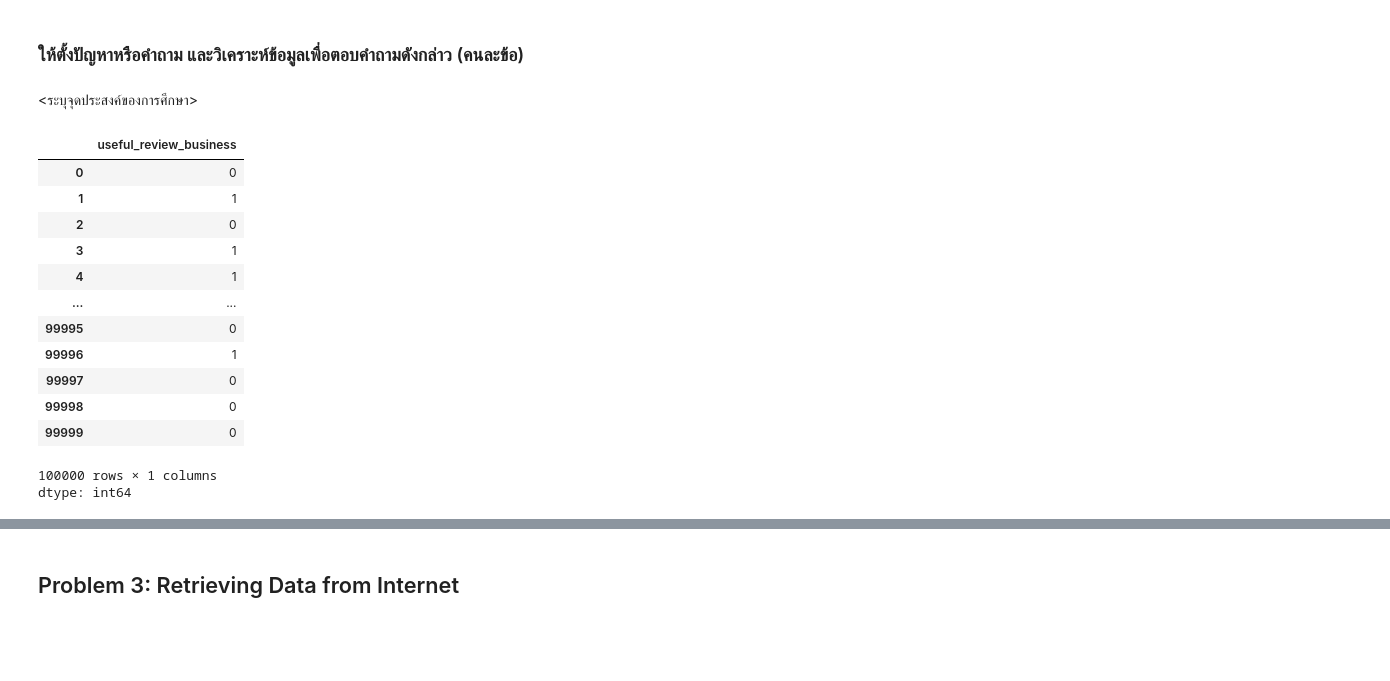
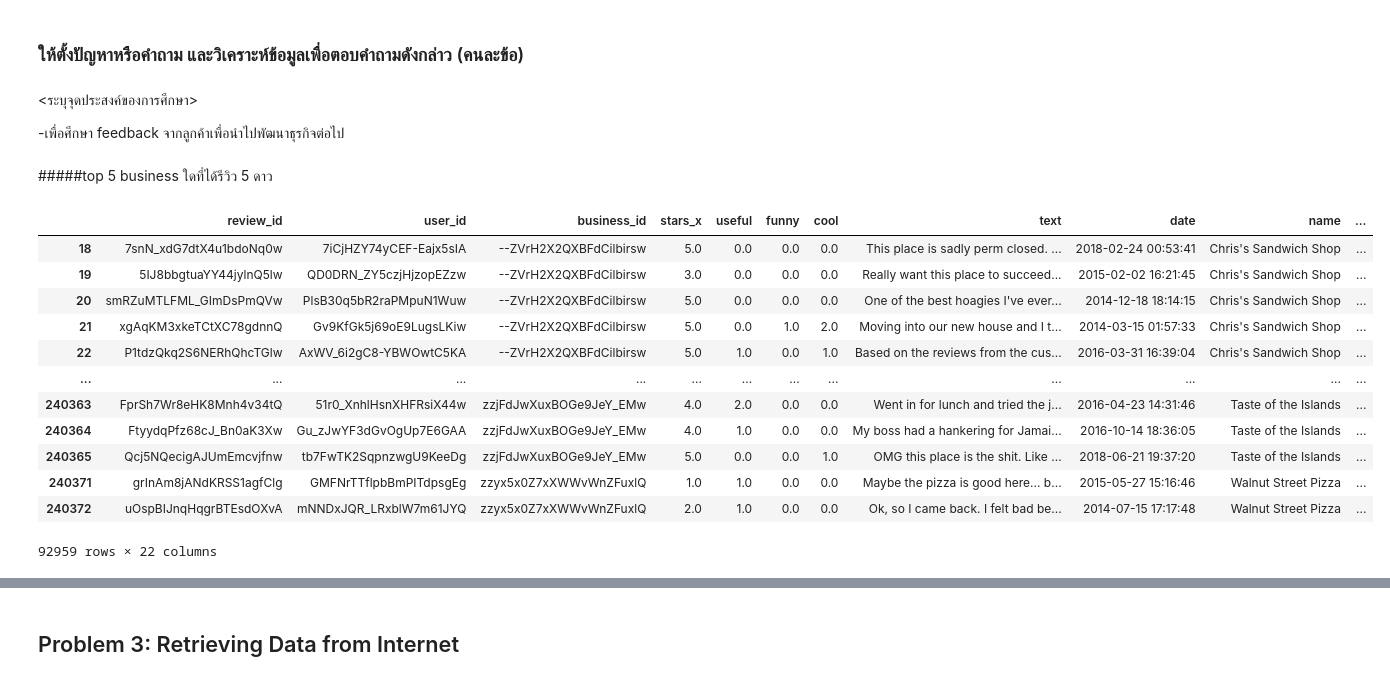
Before and after one commit to TKhahahah/Text_Analytics, a Jupyter notebook: Text_Analytics68.ipynb, the cells around one changed output, grey strips where cells are left out. Cells and saved outputs as stored; diff of their text form; code cells hidden in the pictures; blank space fills up the shorter version.

```diff
--- a/Text_Analytics68.ipynb
+++ b/Text_Analytics68.ipynb
@@ -489,23 +489,26 @@ There are 980
 ### ให้ตั้งปัญหาหรือคำถาม และวิเคราะห์ข้อมูลเพื่อตอบคำถามดังกล่าว (คนละข้อ)
 # %% [markdown]
 <ระบุจุดประสงค์ของการศึกษา>
+
+
+-เพื่อศึกษา feedback จากลูกค้าเพื่อนำไปพัฒนาธุรกิจต่อไป
-# %%
-# ----------------- Your code here -----------------
-# รีวิว useful_review_business แบบใดที่มีการรีวิวมากที่สุดและ key text คืออะไร
-fun = df['useful_review_business']
-fun
-# %% [output]
-|  | useful_review_business |
-| 0 | 0 |
-| 1 | 1 |
-| 2 | 0 |
-| 3 | 1 |
-| 4 | 1 |
-| ... | ... |
-| 99995 | 0 |
-| 99996 | 1 |
-| 99997 | 0 |
-| 99998 | 0 |
-| 99999 | 0 |
-100000 rows × 1 columns
-dtype: int64
+# %% [markdown]
+#####top 5 business ใดที่ได้รีวิว 5 ดาว
+# %%
+bus_re = pd.merge(reviews, businesses, on='business_id', how='outer')
+bus_re_clean = bus_re.dropna()
+bus_re_clean
+# %% [output]
+|  | review_id | user_id | business_id | stars_x | useful | funny | cool | text | date | name | ... |
+| 18 | 7snN_xdG7dtX4u1bdoNq0w | 7iCjHZY74yCEF-Eajx5sIA | --ZVrH2X2QXBFdCilbirsw | 5.0 | 0.0 | 0.0 | 0.0 | This place is sadly perm closed. ... | 2018-02-24 00:53:41 | Chris's Sandwich Shop | ... |
+| 19 | 5IJ8bbgtuaYY44jylnQ5lw | QD0DRN_ZY5czjHjzopEZzw | --ZVrH2X2QXBFdCilbirsw | 3.0 | 0.0 | 0.0 | 0.0 | Really want this place to succeed... | 2015-02-02 16:21:45 | Chris's Sandwich Shop | ... |
+| 20 | smRZuMTLFML_GImDsPmQVw | PlsB30q5bR2raPMpuN1Wuw | --ZVrH2X2QXBFdCilbirsw | 5.0 | 0.0 | 0.0 | 0.0 | One of the best hoagies I've ever... | 2014-12-18 18:14:15 | Chris's Sandwich Shop | ... |
+| 21 | xgAqKM3xkeTCtXC78gdnnQ | Gv9KfGk5j69oE9LugsLKiw | --ZVrH2X2QXBFdCilbirsw | 5.0 | 0.0 | 1.0 | 2.0 | Moving into our new house and I t... | 2014-03-15 01:57:33 | Chris's Sandwich Shop | ... |
+| 22 | P1tdzQkq2S6NERhQhcTGlw | AxWV_6i2gC8-YBWOwtC5KA | --ZVrH2X2QXBFdCilbirsw | 5.0 | 1.0 | 0.0 | 1.0 | Based on the reviews from the cus... | 2016-03-31 16:39:04 | Chris's Sandwich Shop | ... |
+| ... | ... | ... | ... | ... | ... | ... | ... | ... | ... | ... | ... |
+| 240363 | FprSh7Wr8eHK8Mnh4v34tQ | 51r0_XnhlHsnXHFRsiX44w | zzjFdJwXuxBOGe9JeY_EMw | 4.0 | 2.0 | 0.0 | 0.0 | Went in for lunch and tried the j... | 2016-04-23 14:31:46 | Taste of the Islands | ... |
+| 240364 | FtyydqPfz68cJ_Bn0aK3Xw | Gu_zJwYF3dGvOgUp7E6GAA | zzjFdJwXuxBOGe9JeY_EMw | 4.0 | 1.0 | 0.0 | 0.0 | My boss had a hankering for Jamai... | 2016-10-14 18:36:05 | Taste of the Islands | ... |
+| 240365 | Qcj5NQecigAJUmEmcvjfnw | tb7FwTK2SqpnzwgU9KeeDg | zzjFdJwXuxBOGe9JeY_EMw | 5.0 | 0.0 | 0.0 | 1.0 | OMG this place is the shit. Like ... | 2018-06-21 19:37:20 | Taste of the Islands | ... |
+| 240371 | grInAm8jANdKRSS1agfClg | GMFNrTTflpbBmPITdpsgEg | zzyx5x0Z7xXWWvWnZFuxlQ | 1.0 | 1.0 | 0.0 | 0.0 | Maybe the pizza is good here... b... | 2015-05-27 15:16:46 | Walnut Street Pizza | ... |
+| 240372 | uOspBIJnqHqgrBTEsdOXvA | mNNDxJQR_LRxblW7m61JYQ | zzyx5x0Z7xXWWvWnZFuxlQ | 2.0 | 1.0 | 0.0 | 0.0 | Ok, so I came back. I felt bad be... | 2014-07-15 17:17:48 | Walnut Street Pizza | ... |
+92959 rows × 22 columns
```
Also changed, not shown: parts of 7 cells of this notebook.
